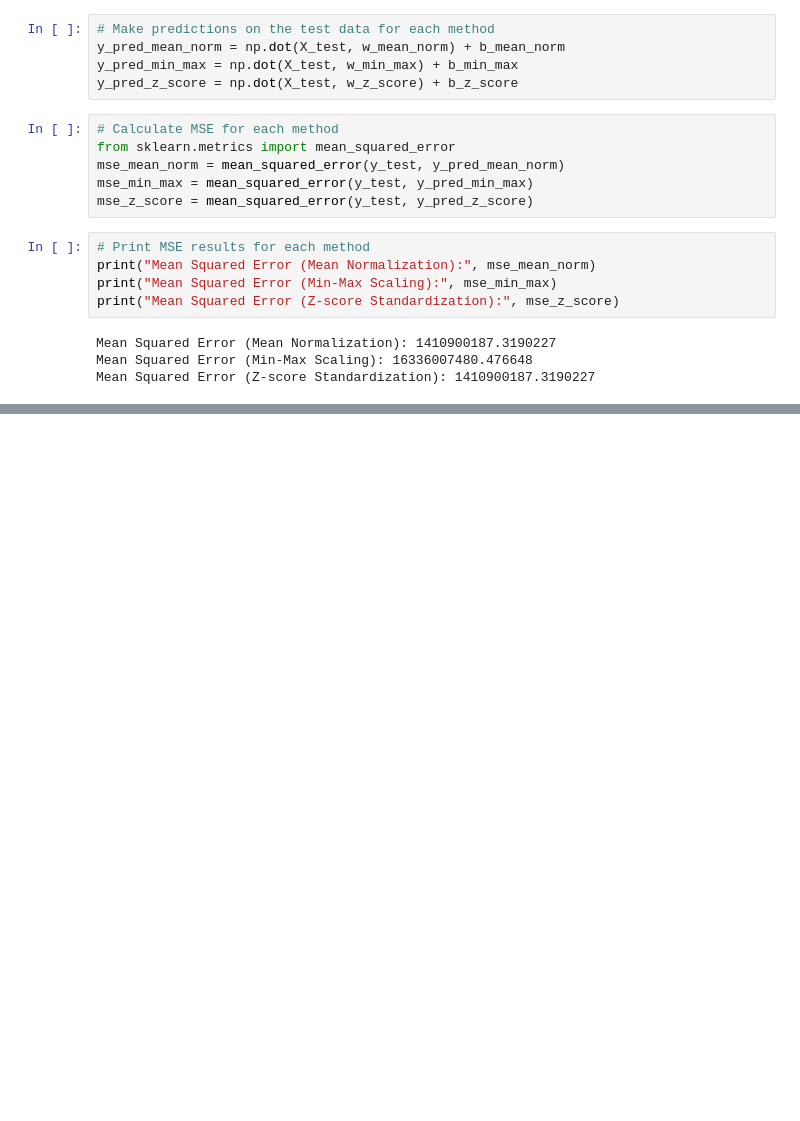
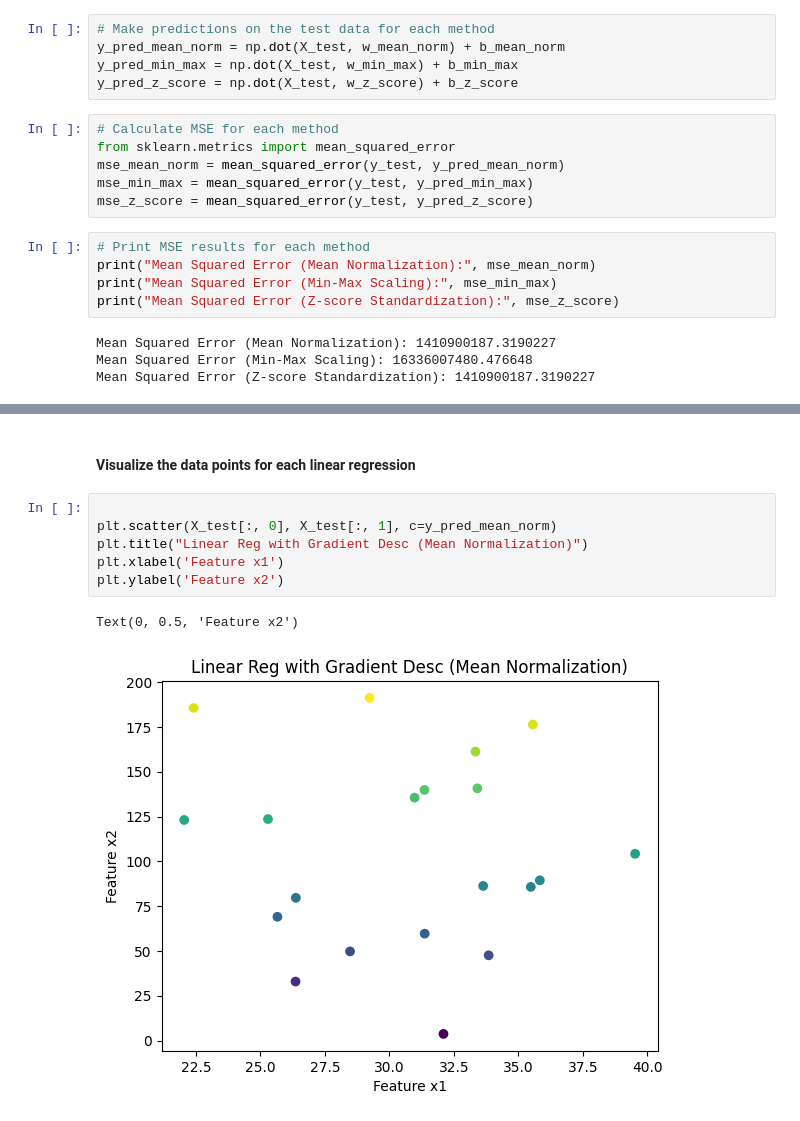
Before and after one commit to edasaruhan/Assingment_ML_kili66, a Jupyter notebook: ML_assignment_1.ipynb, the cells around one changed output, grey strips where cells are left out. Saved outputs shown, nothing was run; the diff lists cells and outputs as text; blank space fills up the shorter version.

```diff
--- a/ML_assignment_1.ipynb
+++ b/ML_assignment_1.ipynb
@@ -210,0 +220,11 @@ Bias (Intercept): nan
+# %% [markdown]
+#### Visualize the data points for each linear regression
+# %%
+
+plt.scatter(X_test[:, 0], X_test[:, 1], c=y_pred_mean_norm)
+plt.title("Linear Reg with Gradient Desc (Mean Normalization)")
+plt.xlabel('Feature x1')
+plt.ylabel('Feature x2')
+# %% [output]
+Text(0, 0.5, 'Feature x2')
+[figure, added]
```
Also changed, not shown: parts of 6 cells of this notebook.
